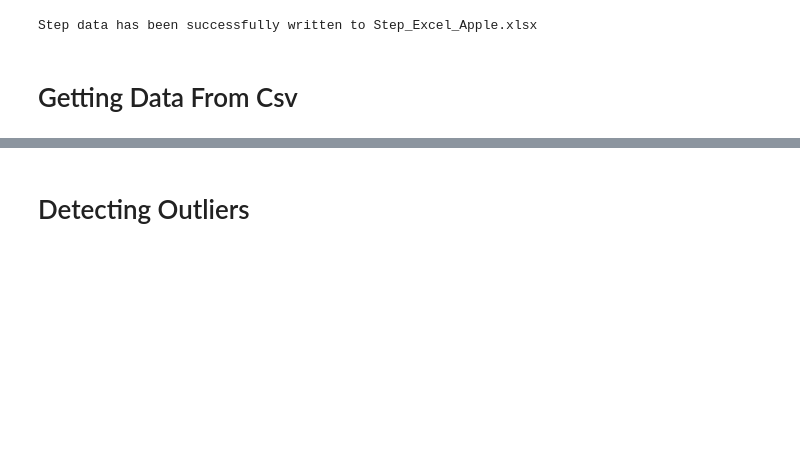
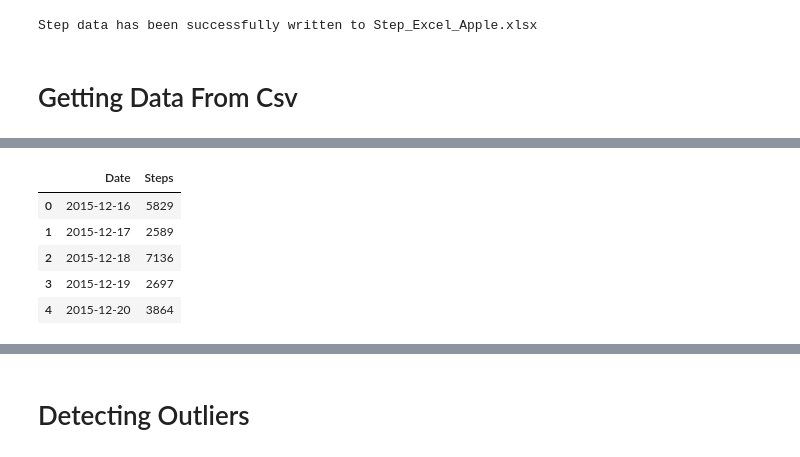
Before and after one commit to Akseldindisyan/my-step-count-analysis, a Jupyter notebook: Main.ipynb, the cells around one changed output, grey strips where cells are left out. Cells and saved outputs as stored; diff of their text form; code cells hidden in the pictures; blank space fills up the shorter version.

```diff
--- a/Main.ipynb
+++ b/Main.ipynb
@@ -109,0 +152,17 @@ plt.show()
+# %%
+#Drop Unnecesarry Columns
+data = data.drop(columns=['Calories (kcal)'])
+data = data.drop(columns=['Average speed (meters/second)'])
+data = data.drop(columns=['App'])
+data = data.drop(columns=['Device'])
+data = data.drop(columns= ['Time'])
+data = data.drop(columns= ['Distance (meters)'])
+# %%
+data.head()
+# %% [output]
+|  | Date | Steps |
+| 0 | 2015-12-16 | 5829 |
+| 1 | 2015-12-17 | 2589 |
+| 2 | 2015-12-18 | 7136 |
+| 3 | 2015-12-19 | 2697 |
+| 4 | 2015-12-20 | 3864 |
```
Also changed, not shown: parts of 14 cells of this notebook.
